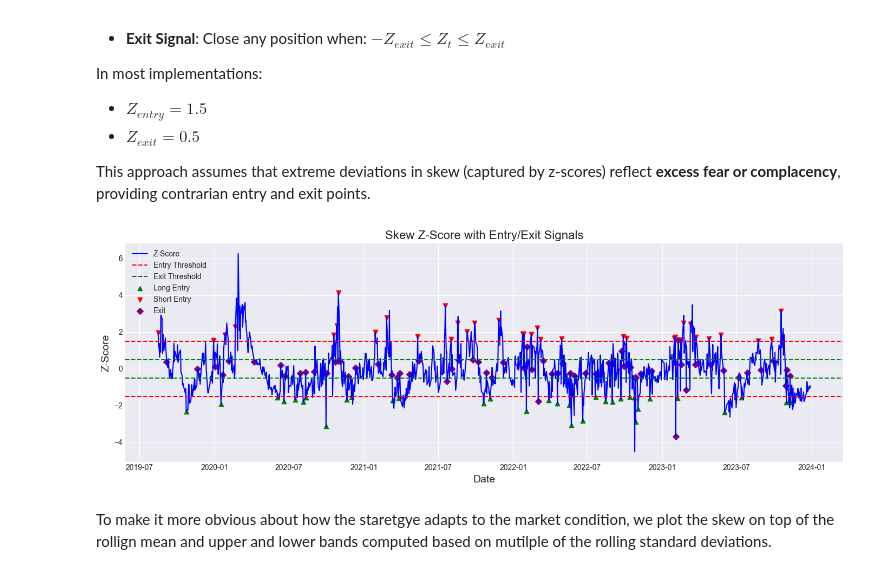
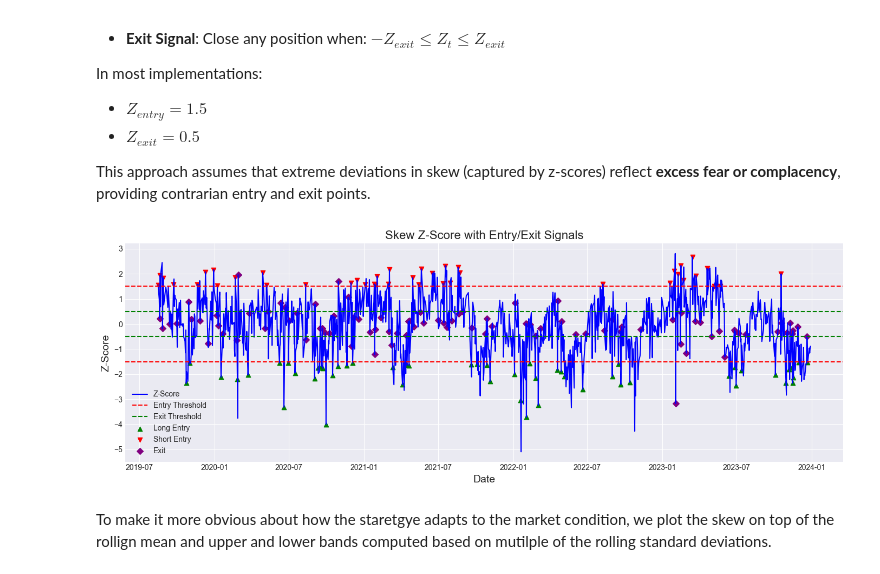
Before and after one commit to anthonymakarewicz/volatility-trading, a Jupyter notebook: skew_trading.ipynb, the cells around one changed output. Drawn from its saved outputs; the diff is of its cells as text; code cells hidden in the pictures.

```diff
--- a/skew_trading.ipynb
+++ b/skew_trading.ipynb
@@ -618,6 +619,19 @@ We explore two methods:
 2. A **rolling z-score threshold** approach, which dynamically adjusts based on recent skew behavior.
 
 Both methods provide a framework for identifying potential reversal points in the skew and constructing contrarian trades.
+# %%
+class Strategy(ABC):
+    def __init__(self):
+        self._z_score = None
+
+    @abstractmethod
+    def generate_signals(self, skew_series):
+        """Returns a DataFrame of boolean columns [long, short, exit]"""
+        pass
+
+    def get_z_score(self):
+        """Return the most recent zscore, or None if not a zscore strategy."""
+        return self._z_score
 # %% [markdown]
 ## **5.2.1 Signal 1: Fixed Absolute Skew Threshold**
 
@@ -709,8 +723,10 @@ def compute_zscore(series, window=60):
          series.rolling(window).std()
     )
 
-synthetic_skew.loc[:, "skew_zscore"] = compute_zscore(synthetic_skew["skew_abs"],
-                                                       window=60)
+window_score = 60
+synthetic_skew.loc[:, "skew_zscore"] = compute_zscore(
+    synthetic_skew["skew_norm"], window=window_score
+)
 # %%
 ph.plot_skew_vs_zscore(synthetic_skew)
 # %% [output]
@@ -769,21 +794,18 @@ def z_score_strategy(z_score, entry_threshold=2, exit_threshold=0.5):
 # %%
-entry_threshold = 1.5
-exit_threshold = 0.5
+entry_zscore = 1.5
+exit_zscore = 0.5
 
-signals_zscore = z_score_strategy(
-    synthetic_skew["skew_zscore"],
-    entry_threshold,
-    exit_threshold
-)
+z_score_strategy = ZScoreStrategy(window=window_score,entry=entry_zscore, exit=exit_zscore)
+signals_zscore = z_score_strategy.generate_signals(synthetic_skew["skew_norm"])
 
 ph.plot_zscore_signals(
     synthetic_skew["skew_zscore"],
     signals_zscore,
-    entry_threshold,
-    exit_threshold
+    entry_zscore,
+    exit_zscore
 )
 # %% [output]
-[figure, old version]
+[figure, new version]
 # %% [markdown]
 To make it more obvious about how the staretgye adapts to the market condition, we plot the skew on top of the rollign mean and upper and lower bands computed based on mutilple of the rolling standard deviations.
 # %%
```
Also changed, not shown: parts of 35 cells of this notebook, 1 other file.
